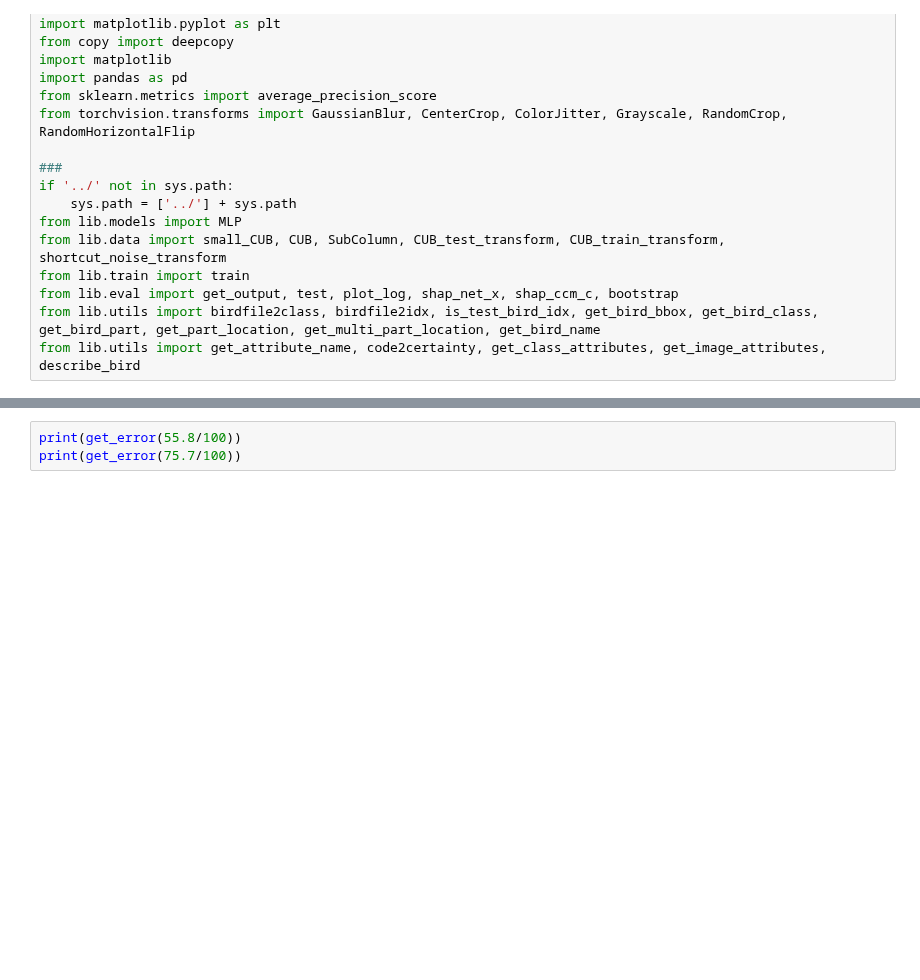
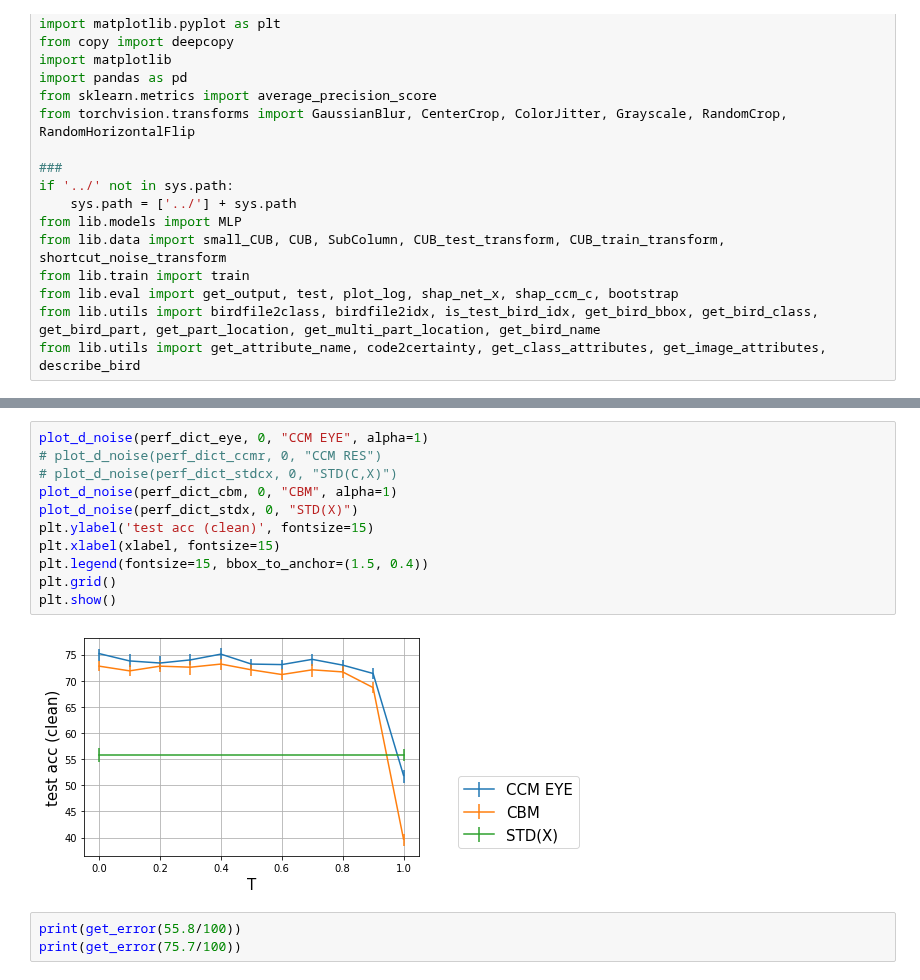
Before and after one commit to nathanwang000/ConceptCredibleModel, a Jupyter notebook: notebooks/Q4_Q5.ipynb, the cells around one changed output, grey strips where cells are left out. Drawn from its saved outputs; the diff is of its cells as text; blank space fills up the shorter version.

```diff
--- a/notebooks/Q4_Q5.ipynb
+++ b/notebooks/Q4_Q5.ipynb
@@ -154,3 +154,16 @@ plt.show()
+# %%
+plot_d_noise(perf_dict_eye, 0, "CCM EYE", alpha=1)
+# plot_d_noise(perf_dict_ccmr, 0, "CCM RES")
+# plot_d_noise(perf_dict_stdcx, 0, "STD(C,X)")
+plot_d_noise(perf_dict_cbm, 0, "CBM", alpha=1)
+plot_d_noise(perf_dict_stdx, 0, "STD(X)")
+plt.ylabel('test acc (clean)', fontsize=15)
+plt.xlabel(xlabel, fontsize=15)
+plt.legend(fontsize=15, bbox_to_anchor=(1.5, 0.4))
+plt.grid()
+plt.show()
+# %% [output]
+[figure, added]
 # %%
 print(get_error(55.8/100))
 print(get_error(75.7/100))
```
Also changed, not shown: parts of 3 cells of this notebook, 32 other files.
